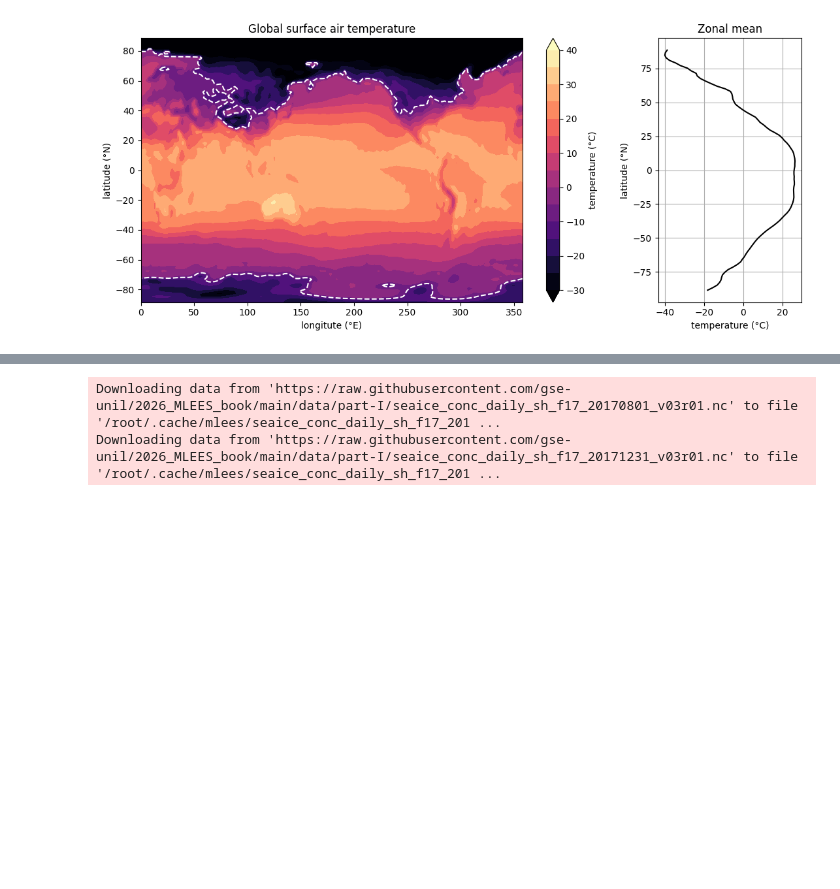
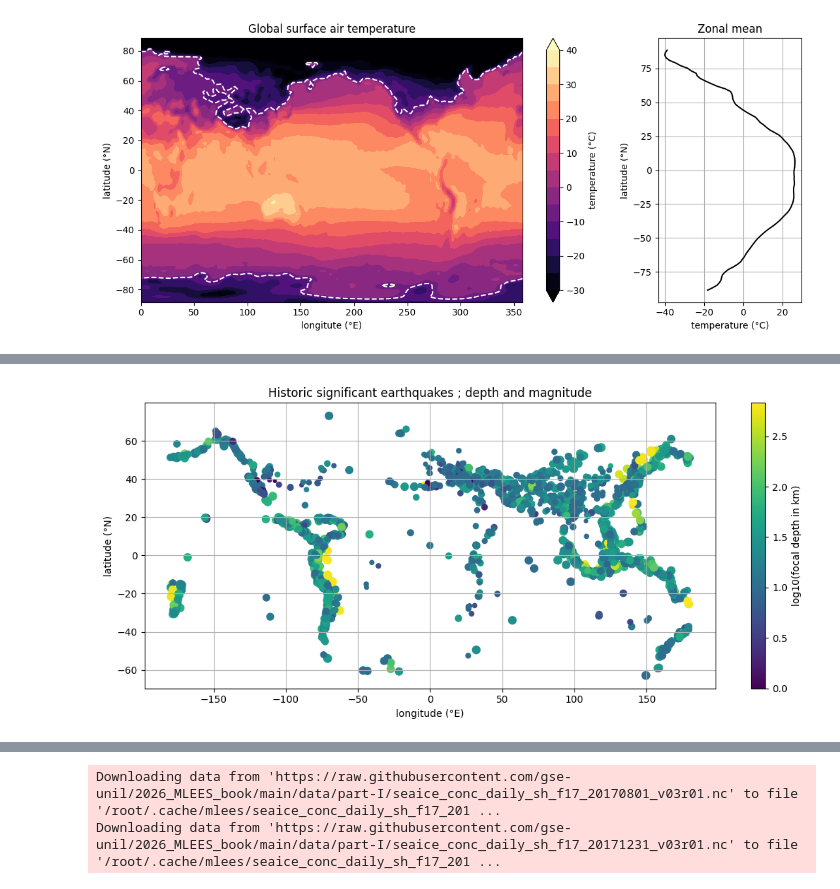
Before and after one commit to Lorena-garciamorais/2026_Intro_Python, a Jupyter notebook: live/part-I/1.4-matplotlib-and-xarray-exercises.ipynb, the cells around one changed output, grey strips where cells are left out. Drawn from its saved outputs; the diff is of its cells as text; code cells hidden in the pictures; blank space fills up the shorter version.

```diff
--- a/live/part-I/1.4-matplotlib-and-xarray-exercises.ipynb
+++ b/live/part-I/1.4-matplotlib-and-xarray-exercises.ipynb
@@ -564,15 +571,47 @@ Downloading data from 'https://raw.githubusercontent.com/gse-unil/2026_MLEES_boo
+# %%
+data_earthquakes = np.genfromtxt(path, delimiter="\t", skip_header=1)
+focal_depth_km = data_earthquakes[:, 8]
+magnitude = data_earthquakes[:, 9]
+lat = data_earthquakes[:, 20]
+lon = data_earthquakes[:, 21]
+
+masks = ((focal_depth_km > 0.0) &
+         (magnitude > 0.0) &
+         (~np.isnan(lat)) &
+         (~np.isnan(lon))
+         )
+
+focal_depth_km = focal_depth_km[masks]
+magnitude = magnitude[masks]
+lat = lat[masks]
+lon = lon[masks]
 # %%
 # Your solution here
 # Hint: np.genfromtxt(path, delimiter="\t", skip_header=1) loads the whole file; every
 #       non-numeric field becomes NaN, which is what you want here. Pull the four columns out
 #       by position -- the focal depth, for example, is arr[:, 8]
 # Hint: keep only the rows where depth and magnitude are both above zero and latitude and
 #       longitude are not NaN. & combines two masks element-wise ("and"), and ~ flips one
 #       ("not"), so ~np.isnan(latitude) is True wherever the latitude is present
 # Hint: colour the points by np.log10 of the focal depth -- the base-10 logarithm, applied
 #       element-wise, which spreads out depths from under a kilometre to several hundred --
 #       and set the point area to the square of the magnitude
 # Hint: add a labelled colorbar, axis labels, a title, and a dotted grid
+
+fig, ax = plt.subplots(figsize=(11, 5))
+
+sc = ax.scatter( lon, lat, c = np.log10(focal_depth_km), s = magnitude**2, cmap = "viridis", )
+fig.colorbar(sc, ax=ax, label="log10(focal depth in km)")
+
+ax.grid()
+ax.set_title("Historic significant earthquakes ; depth and magnitude")
+ax.set_xlabel("longitude (°E)")
+ax.set_ylabel("latitude (°N)")
+
+plt.tight_layout()
+plt.show()
+# %% [output]
+[figure, added]
 # %% [markdown]
 ## Exercise 21: Antarctic sea ice, summer against winter
 
```
Also changed, not shown: parts of 2 cells of this notebook.
